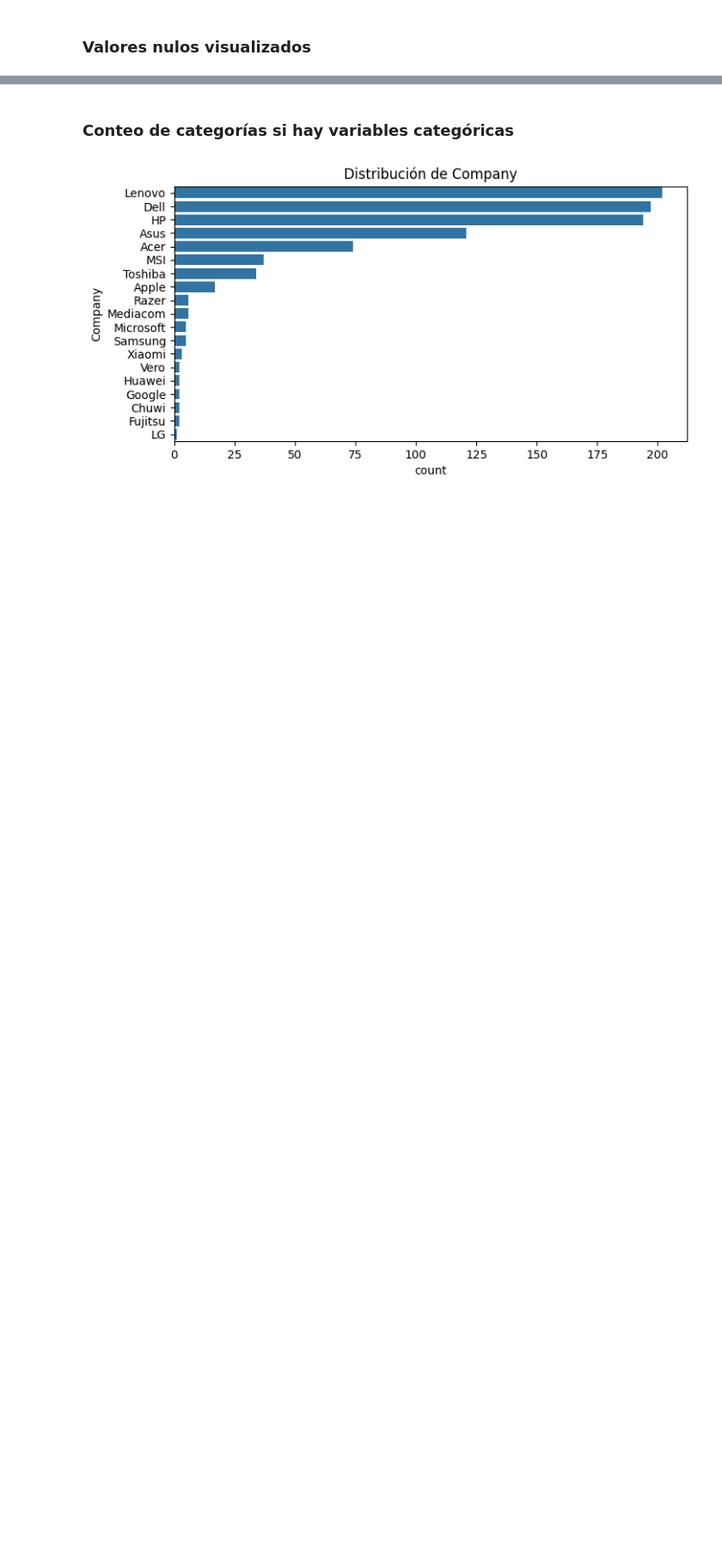
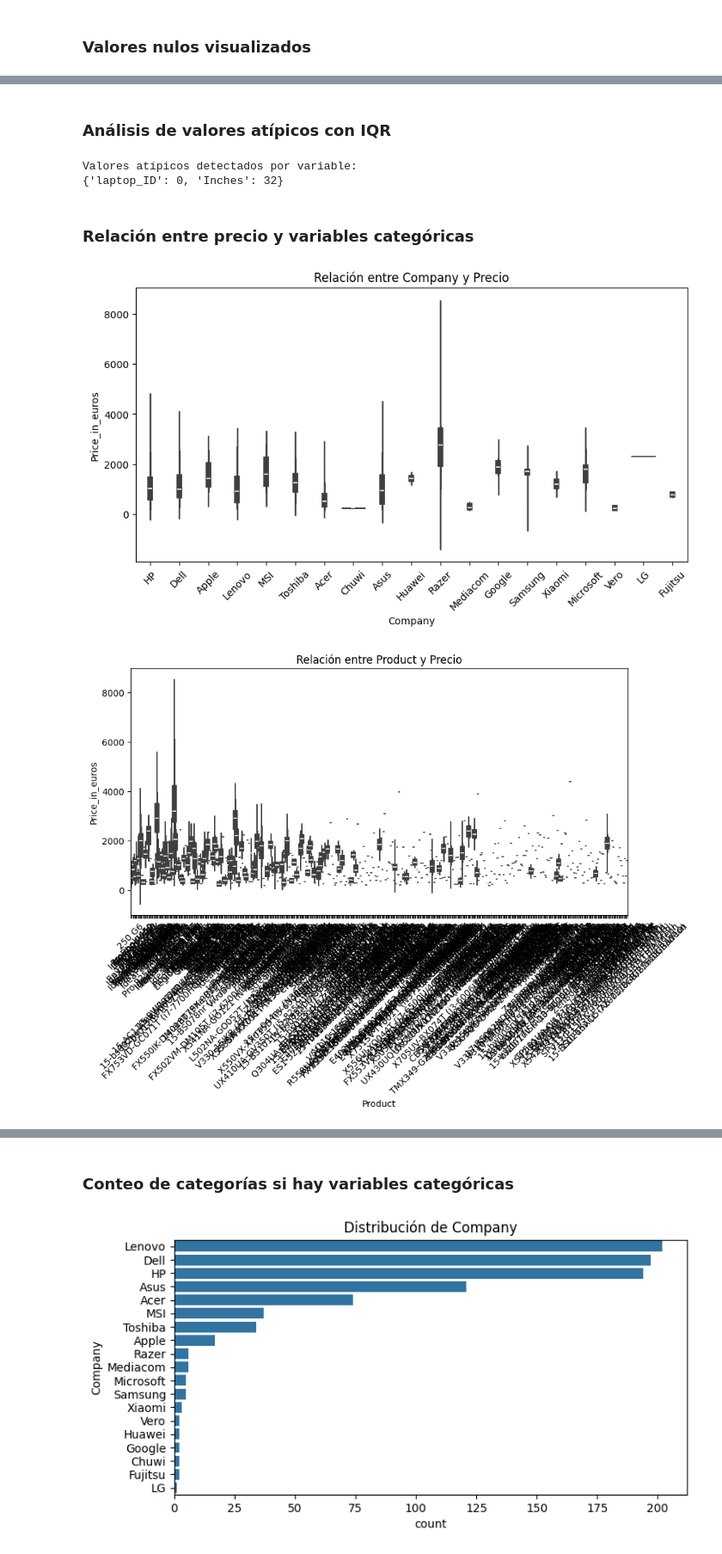
Before and after one commit to annahico/DataTops, a Jupyter notebook: DataTops.ipynb, the cells around one changed output, grey strips where cells are left out. Shown at 86% size. Cells and saved outputs as stored; diff of their text form; code cells hidden in the pictures; blank space fills up the shorter version.

```diff
--- a/DataTops.ipynb
+++ b/DataTops.ipynb
@@ -81,0 +136,28 @@ plt.show()
+# %% [markdown]
+### Análisis de valores atípicos con IQR
+# %%
+outliers = {}
+for col in train.select_dtypes(include=['number']).columns:
+    q1, q3 = np.percentile(train[col].dropna(), [25, 75])
+    iqr_value = iqr(train[col].dropna())
+    lower_bound = q1 - 1.5 * iqr_value
+    upper_bound = q3 + 1.5 * iqr_value
+    outliers[col] = ((train[col] < lower_bound) | (train[col] > upper_bound)).sum()
+print("Valores atípicos detectados por variable:")
+print(outliers)
+# %% [output]
+Valores atípicos detectados por variable:
+{'laptop_ID': 0, 'Inches': 32}
+# %% [markdown]
+### Relación entre precio y variables categóricas
+# %%
+cat_cols = train.select_dtypes(include=['object']).columns
+for col in cat_cols:
+    plt.figure(figsize=(10, 5))
+    sns.violinplot(x=train[col], y=y_train)
+    plt.xticks(rotation=45)
+    plt.title(f'Relación entre {col} y Precio')
+    plt.show()
+# %% [output]
+[figure, added]
+[figure, added]
```
Also changed, not shown: parts of 28 cells of this notebook, 1 other file.
